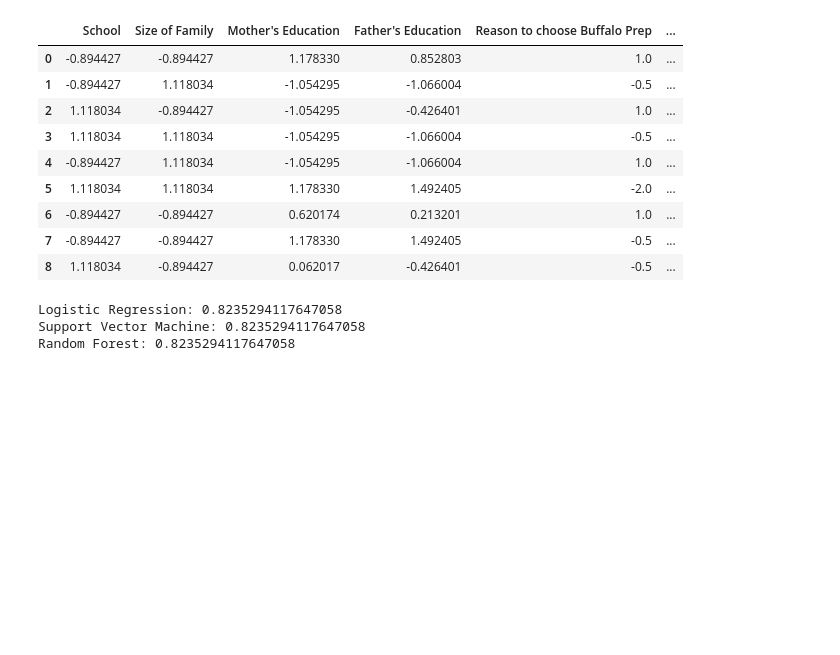
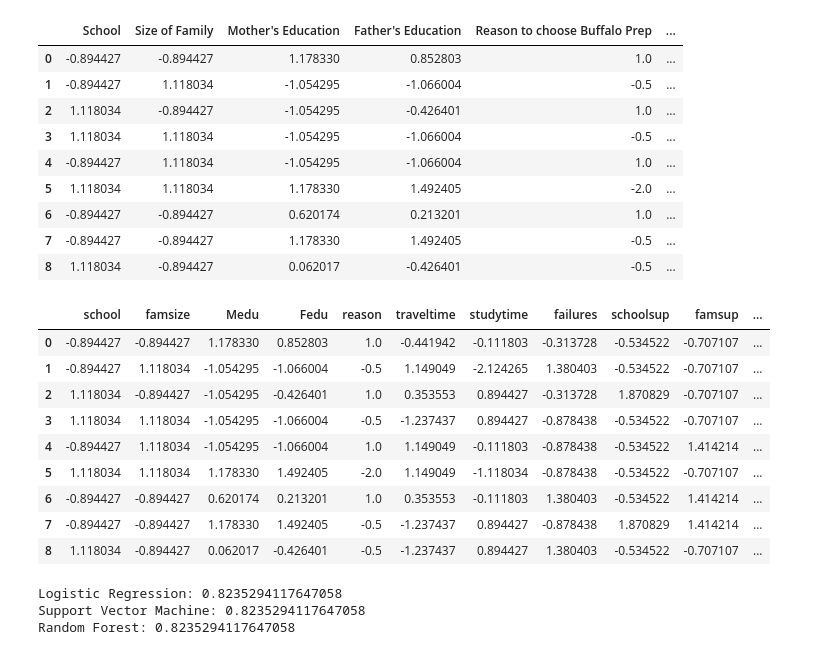
Before and after one commit to Sammy2414/BuffaloPrep, a Jupyter notebook: Team4.ipynb, the cells around one changed output. Saved outputs shown, nothing was run; the diff lists cells and outputs as text; code cells hidden in the pictures; blank space fills up the shorter version.

```diff
--- a/Team4.ipynb
+++ b/Team4.ipynb
@@ -129,3 +148,3 @@ data['Average'] = (data[['Math Competency', 'Reading Competency', 'Writing Compe
 # %%
 y = data['Average']
-X = data.drop(['Average', 'Timestamp'], axis=1)
+X = data.drop(['Average', 'Timestamp', 'Math Competency', 'Reading Competency', 'Writing Competency'], axis=1)
@@ -176,7 +194,22 @@ X
 | 7 | -0.894427 | -0.894427 | 1.178330 | 1.492405 | -0.5 | ... |
 | 8 | 1.118034 | -0.894427 | 0.062017 | -0.426401 | -0.5 | ... |
 # %%
-X = X.rename(columns={'School': 'school', 'Size of Family': 'famsize', 'Mother\'s Education': 'Medu', 'Father\'s Education': 'Fedu', 'Reason to choose Buffalo Prep': 'reason', 'Home to school travel time': 'traveltime', 'Weekly study time': 'stufytime', 'Number of past class failures': 'failures', 'Do you receive extra educational support': 'schoolsup', 'Do you receive family educational support': 'famsup', ''})
+X = X.rename(columns={'School': 'school', 'Size of Family': 'famsize', 'Mother\'s Education': 'Medu', 'Father\'s Education': 'Fedu', 'Reason to choose Buffalo Prep': 'reason', 'Home to school travel time': 'traveltime', 'Weekly study time': 'studytime', 'Number of past class failures': 'failures', 'Do you receive extra educational support': 'schoolsup', 'Do you receive family educational support': 'famsup', 'Do you participate in extra-curricular activities': 'activities', 'Internet access at home': 'internet', 'Free time after school': 'freetime', 'Current Health Status': 'health', 'Number of Absences': 'absences'})
+# %%
+X = X.rename(columns={'stufytime': 'studytime'})
+# %%
+X
+# %% [output]
+|  | school | famsize | Medu | Fedu | reason | traveltime | studytime | failures | schoolsup | famsup | ... |
+| 0 | -0.894427 | -0.894427 | 1.178330 | 0.852803 | 1.0 | -0.441942 | -0.111803 | -0.313728 | -0.534522 | -0.707107 | ... |
+| 1 | -0.894427 | 1.118034 | -1.054295 | -1.066004 | -0.5 | 1.149049 | -2.124265 | 1.380403 | -0.534522 | -0.707107 | ... |
+| 2 | 1.118034 | -0.894427 | -1.054295 | -0.426401 | 1.0 | 0.353553 | 0.894427 | -0.313728 | 1.870829 | -0.707107 | ... |
+| 3 | 1.118034 | 1.118034 | -1.054295 | -1.066004 | -0.5 | -1.237437 | 0.894427 | -0.878438 | -0.534522 | -0.707107 | ... |
+| 4 | -0.894427 | 1.118034 | -1.054295 | -1.066004 | 1.0 | 1.149049 | -0.111803 | -0.878438 | -0.534522 | 1.414214 | ... |
+| 5 | 1.118034 | 1.118034 | 1.178330 | 1.492405 | -2.0 | 1.149049 | -1.118034 | -0.878438 | -0.534522 | -0.707107 | ... |
+| 6 | -0.894427 | -0.894427 | 0.620174 | 0.213201 | 1.0 | 0.353553 | -0.111803 | 1.380403 | -0.534522 | 1.414214 | ... |
+| 7 | -0.894427 | -0.894427 | 1.178330 | 1.492405 | -0.5 | -1.237437 | 0.894427 | -0.878438 | 1.870829 | 1.414214 | ... |
+| 8 | 1.118034 | -0.894427 | 0.062017 | -0.426401 | -0.5 | -1.237437 | 0.894427 | 1.380403 | -0.534522 | -0.707107 | ... |
 # %%
 X_train, X_test, y_train, y_test = train_test_split(X, y, train_size=0.7) #student_data.csv
 
```
Also changed, not shown: parts of 9 cells of this notebook.
